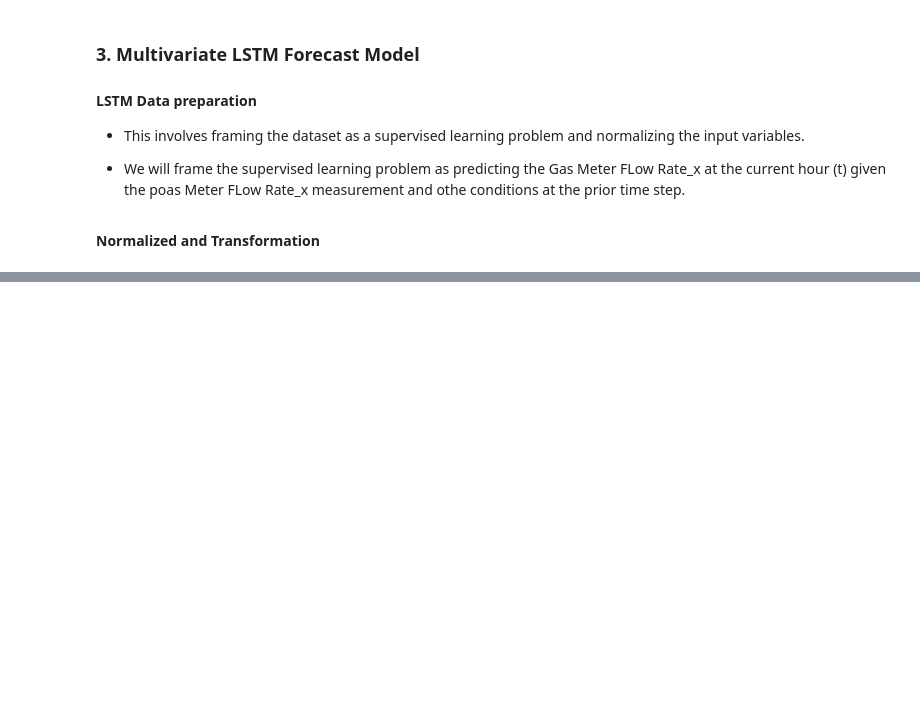
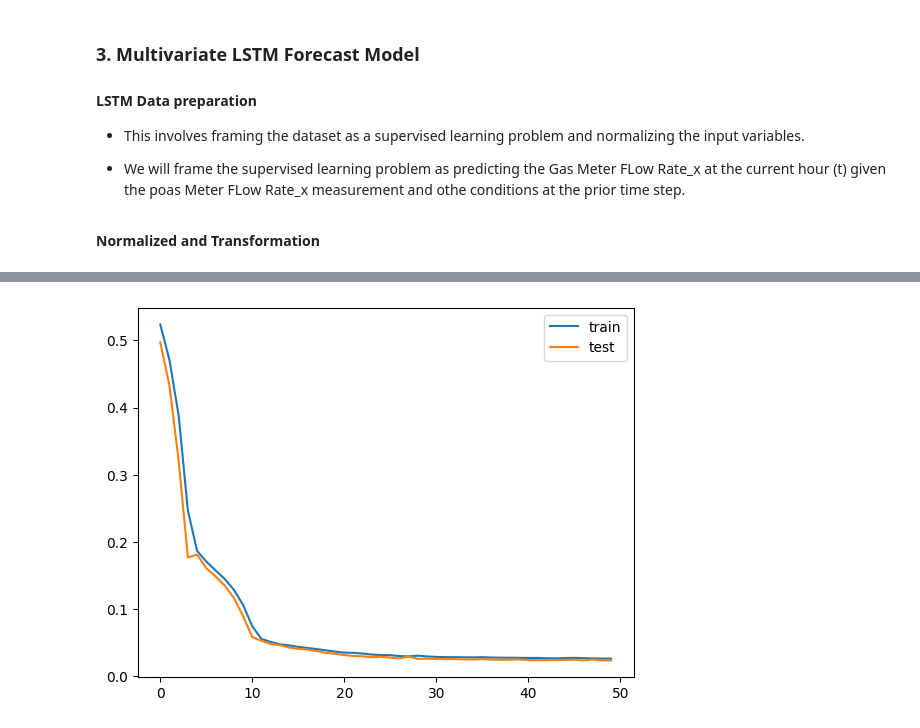
Before and after one commit to MonuSingh16/assessment-takehome, a Jupyter notebook: takehome-sotaog/notebooks/forecasting-sotaog.ipynb, the cells around one changed output, grey strips where cells are left out. Cells and saved outputs as stored; diff of their text form; code cells hidden in the pictures; blank space fills up the shorter version.

Commit message:
wip modelling

```diff
--- a/takehome-sotaog/notebooks/forecasting-sotaog.ipynb
+++ b/takehome-sotaog/notebooks/forecasting-sotaog.ipynb
@@ -176,4 +176,8 @@ scaled = scaler.fit_transform(values)
 
 #frame as supervised learning
 reframed = series_to_supervised(scaled, 1, 1)
+# %%
+# drop columns we don't want to predict
+reframed.drop(columns= ['var2(t)', 'var3(t)', 'var4(t)',
+       'var5(t)', 'var6(t)', 'var7(t)'], axis=1, inplace=True)
 # %%
@@ -187,0 +202,13 @@ reframed.head()
+# %%
+from sklearn.model_selection import train_test_split
+
+values = reframed.values
+
+
+X = values[:, :-1]
+y = values[:, -1]
+
+X_train, X_test, y_train, y_test = train_test_split(X, y,
+                                                    test_size=0.33,
+                                                    random_state=42)
+print(X_train.shape, y_train.shape, X_test.shape, y_test.shape)
@@ -187,0 +217,5 @@ reframed.head()
+# %%
+X_train = X_train.reshape((X_train.shape[0], 1, X_train.shape[1]))
+X_test = X_test.reshape((X_test.shape[0], 1, X_test.shape[1]))
+
+print(X_train.shape, y_train.shape, X_test.shape, y_test.shape)
@@ -187,0 +235,20 @@ reframed.head()
+# %%
+model = Sequential()
+model.add(LSTM(50, return_sequences=True
+               ,input_shape=(X_train.shape[1], X_train.shape[2])))
+model.add(LSTM(50, activation='relu'))
+model.add(Dense(1))
+model.compile(loss='mae', optimizer='adam')
+
+# Fit network
+history = model.fit(X_train, y_train, epochs=50, batch_size=128,
+                    validation_data=(X_test, y_test),
+                    verbose=0)
+
+# Plot history
+plt.plot(history.history['loss'], label='train')
+plt.plot(history.history['val_loss'], label='test')
+plt.legend()
+plt.show()
+# %% [output]
+[figure, added]
```
Also changed, not shown: parts of 13 cells of this notebook.
